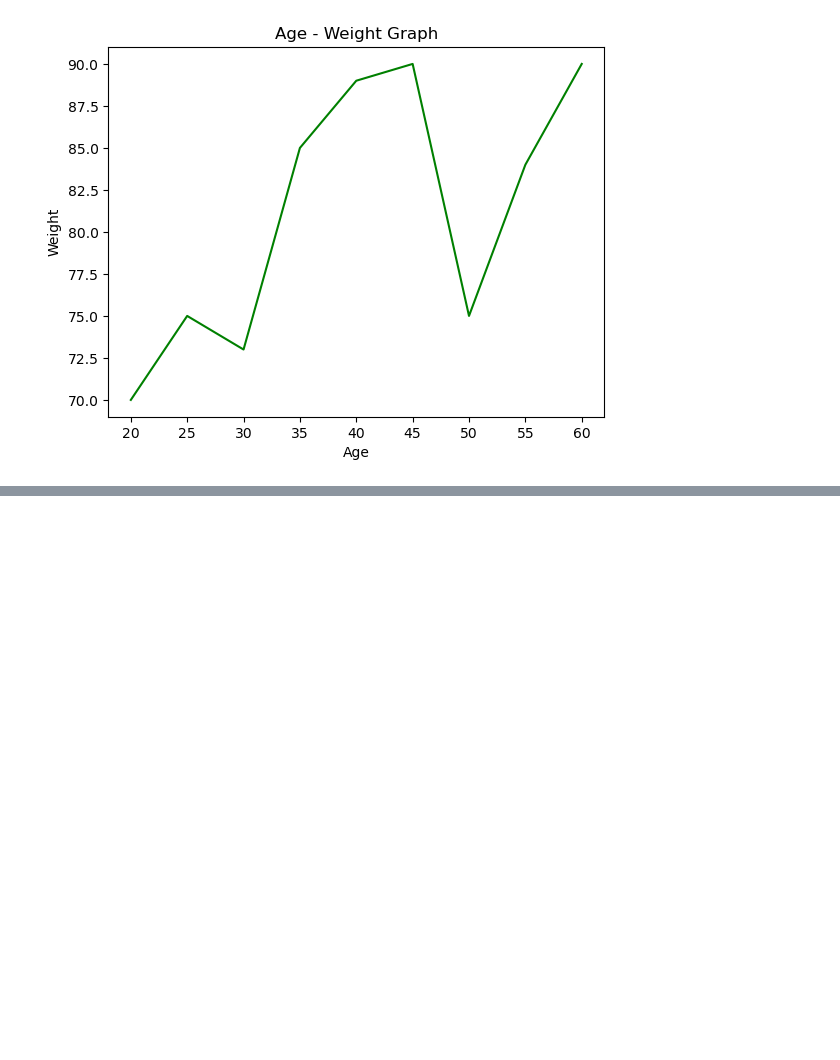
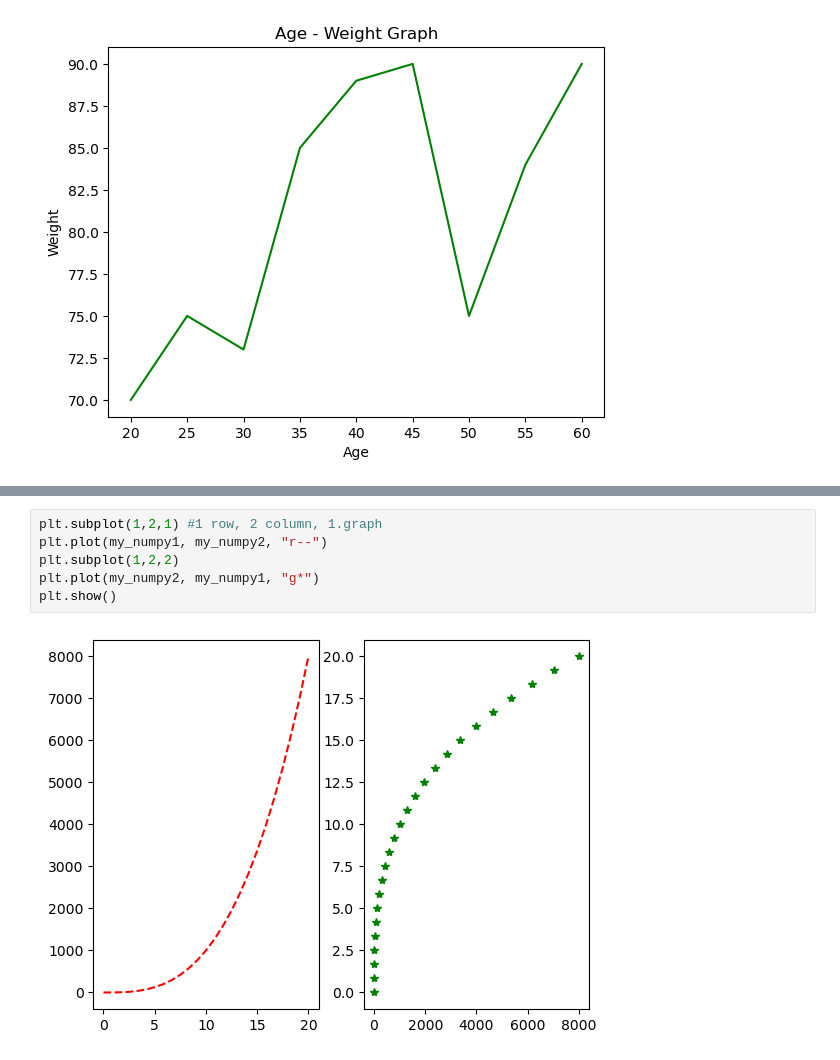
Before and after one commit to berkdnmz/learning-notebooks, a Jupyter notebook: matplotlib/2025-08-15_matplotlib_intro.ipynb, the cells around one changed output, grey strips where cells are left out. Saved outputs shown, nothing was run; the diff lists cells and outputs as text; blank space fills up the shorter version.

```diff
--- a/matplotlib/2025-08-15_matplotlib_intro.ipynb
+++ b/matplotlib/2025-08-15_matplotlib_intro.ipynb
@@ -35,0 +63,8 @@ plt.show()
+# %%
+plt.subplot(1,2,1) #1 row, 2 column, 1.graph
+plt.plot(my_numpy1, my_numpy2, "r--")
+plt.subplot(1,2,2)
+plt.plot(my_numpy2, my_numpy1, "g*")
+plt.show()
+# %% [output]
+[figure, added]
```
Also changed, not shown: parts of 16 cells of this notebook, 1 other file.
